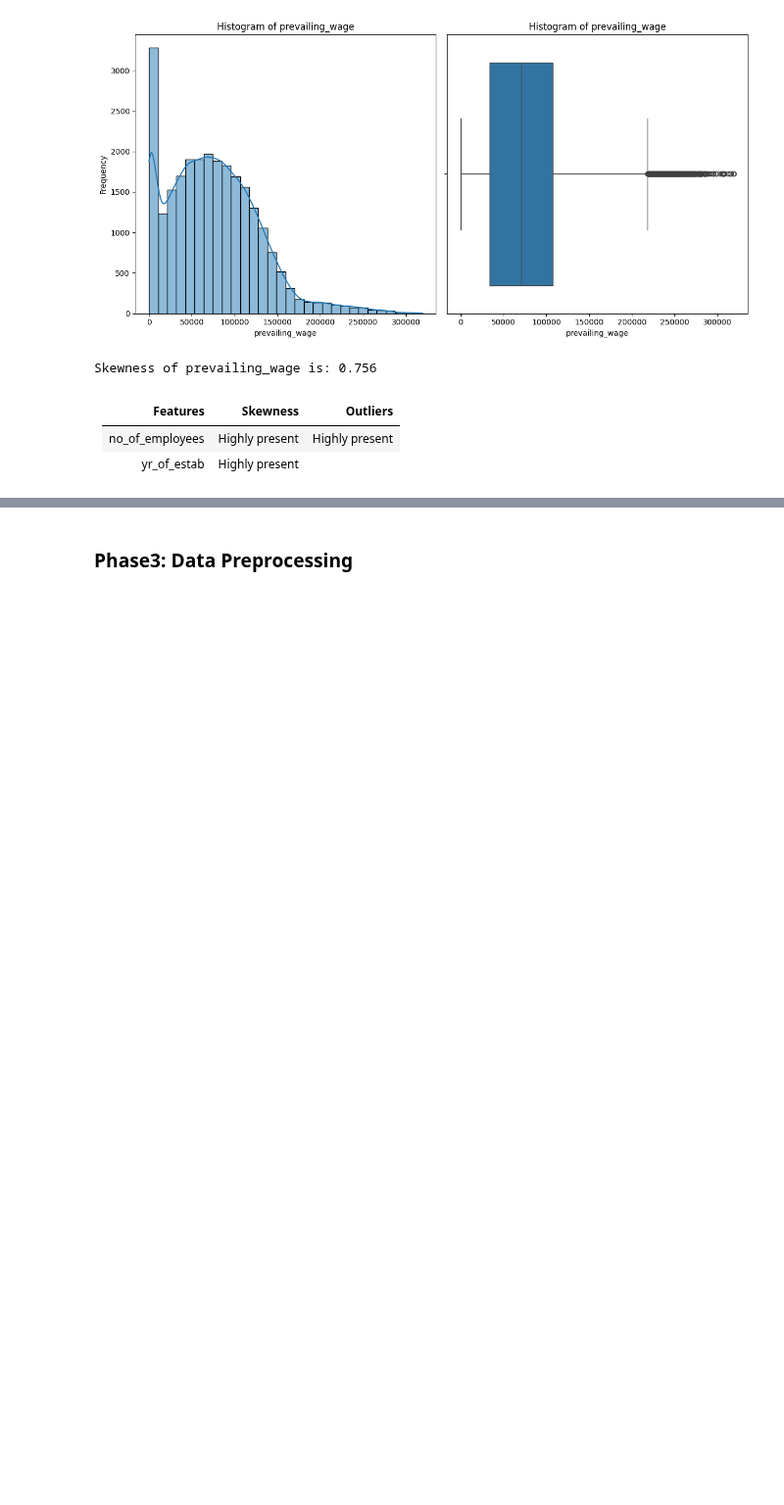
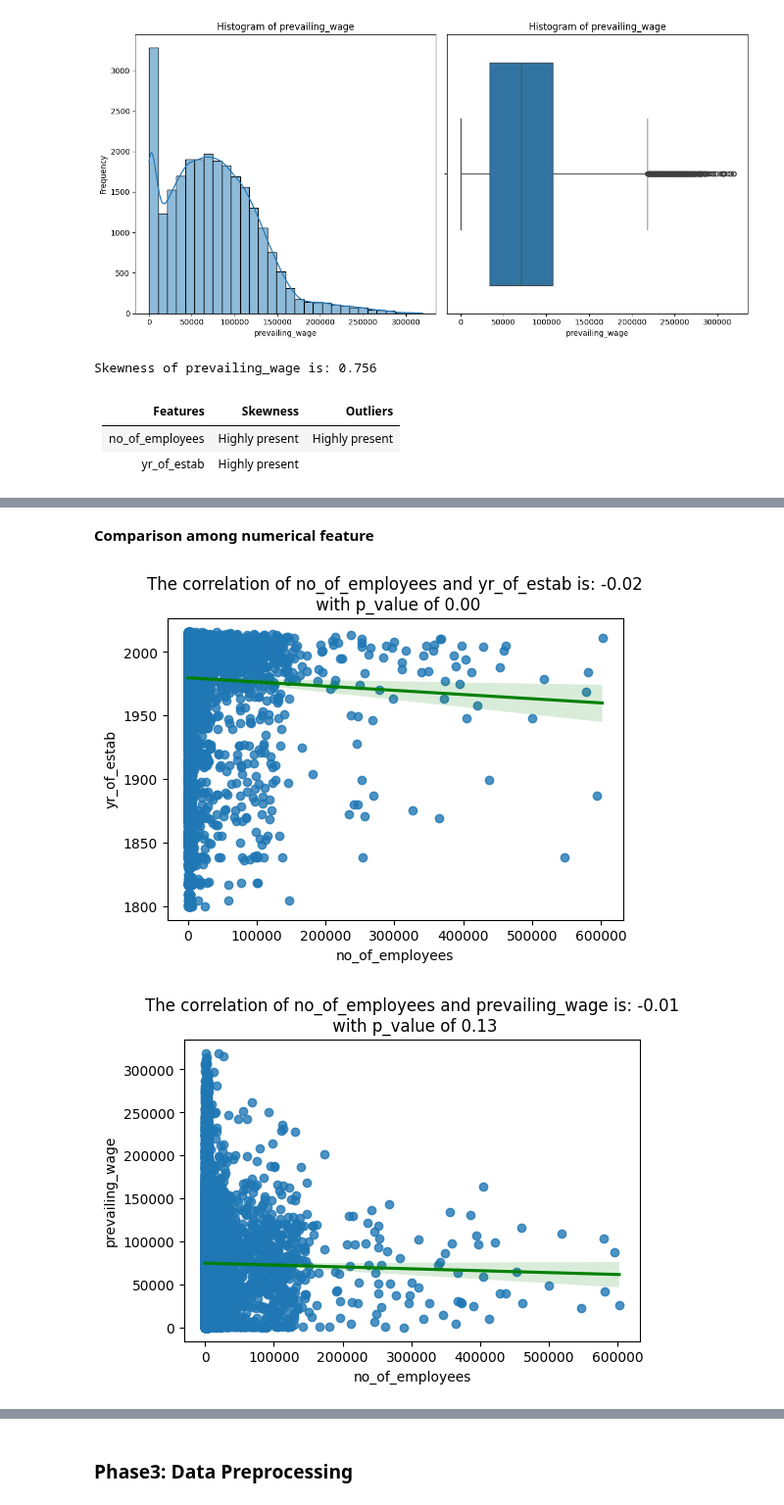
Before and after one commit to Olajcodes/abioye_olajide_tasks, a Jupyter notebook: week_thirteen/Eda.ipynb, the cells around one changed output, grey strips where cells are left out. Shown at 98% size. Drawn from its saved outputs; the diff is of its cells as text; code cells hidden in the pictures; blank space fills up the shorter version.

```diff
--- a/week_thirteen/Eda.ipynb
+++ b/week_thirteen/Eda.ipynb
@@ -256,0 +280,15 @@ Skewness of prevailing_wage is: 0.756
+# %% [markdown]
+**Comparison among numerical feature**
+# %%
+def scatterplot(data, feature1, feature2):
+    corr, p_val = pearsonr(data[feature1], data[feature2])
+    plt.figure(figsize=(6,4))
+    sns.regplot(data=data, x=feature1, y=feature2, line_kws={'color':'green'})
+    plt.title(f"The correlation of {feature1} and {feature2} is: {corr:.2f}\n with p_value of {p_val:.2f}")
+# %%
+import itertools
+for f1, f2 in itertools.combinations(num_col, 2):
+    scatterplot(data, f1, f2)
+# %% [output]
+[figure, added]
+[figure, added]
```
Also changed, not shown: parts of 13 cells of this notebook, 1 other file.
